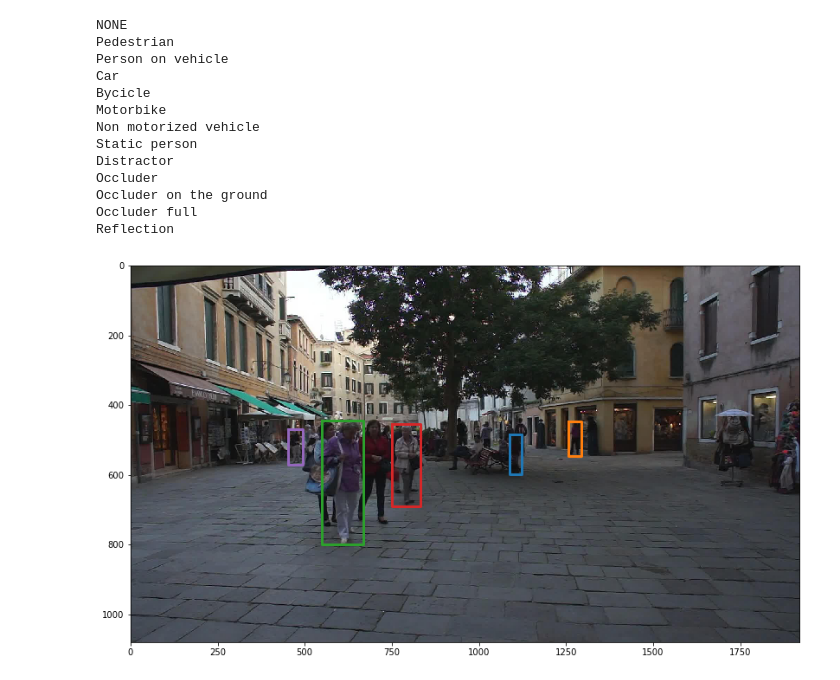
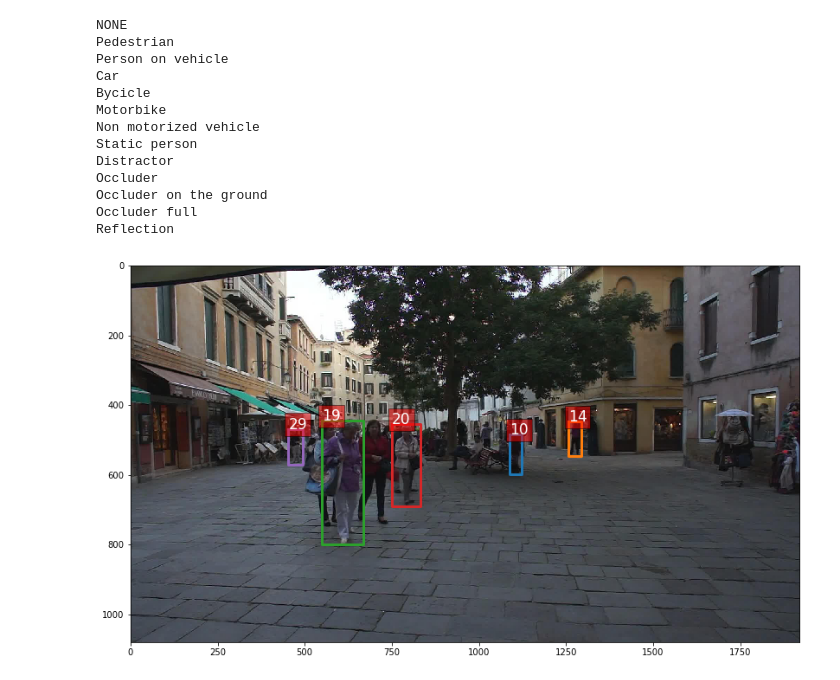
Before and after one commit to jutanke/pak, a Jupyter notebook: samples/MOT16.ipynb, the cells around one changed output. Drawn from its saved outputs; the diff is of its cells as text; code cells hidden in the pictures.

Commit message:
make plotting a bit nicer

```diff
--- a/samples/MOT16.ipynb
+++ b/samples/MOT16.ipynb
@@ -125,26 +125,30 @@ Occluder on the ground
 Occluder full
 Reflection
 # %%
-frame = 100
+frame = 1
 
 Y_gt = MOT16.simplify_gt(Y_gt)
 Y_gt_frame1 = utils.extract_eq(Y_gt, col=0, value=frame)
 
+pids = Y_gt_frame1[:,1]
 left = Y_gt_frame1[:,2]
 top = Y_gt_frame1[:,3]
 width = Y_gt_frame1[:,4]
 height = Y_gt_frame1[:,5]
 
 img = X[frame]
 fig = plt.figure(figsize=(16,8))
 
 ax = fig.add_subplot(111)
 ax.imshow(img)
 
-for x, y, w, h in zip(*[left, top, width, height]):
+for pid, x, y, w, h in zip(*[pids, left, top, width, height]):
     bbX, bbY = utils.bb_to_plt_plot(x, y, w, h)
     ax.plot(bbX, bbY, linewidth=3)
 
+    ax.text(x, y, str(int(pid)), color='white', fontsize=17,
+                   bbox={'facecolor': 'red', 'alpha': 0.5})
+
 plt.show()
 # %% [output]
-[figure, old version]
+[figure, new version]
```
